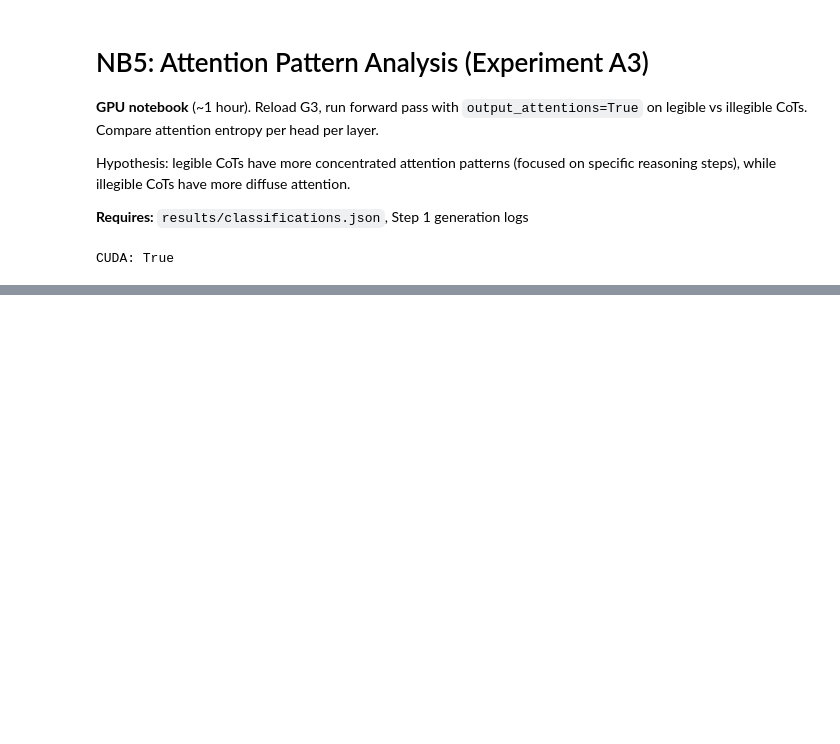
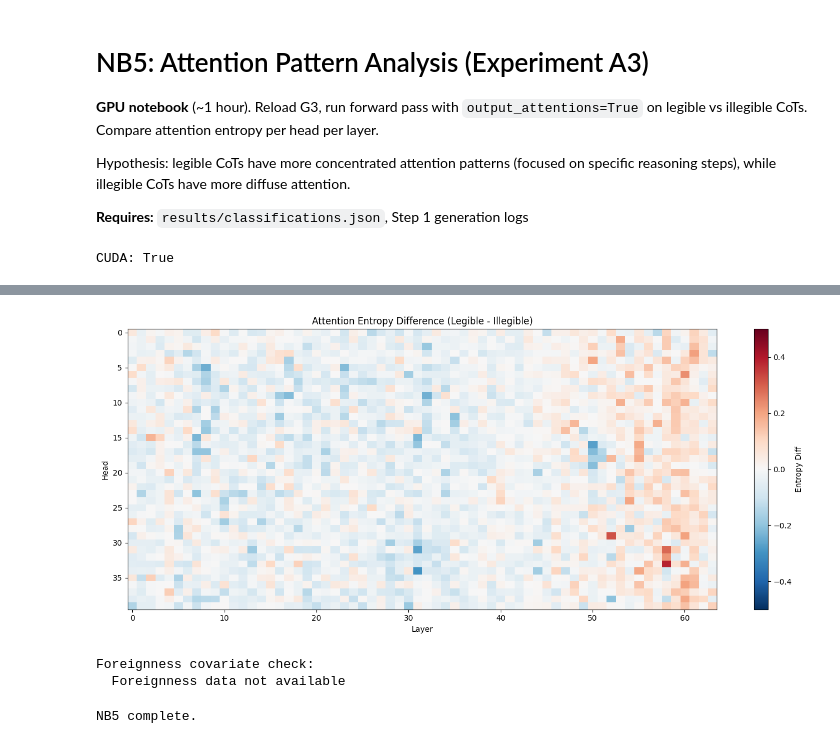
Before and after one commit to safety-research/legibility, a Jupyter notebook: experiments/2026/15-4-2026/notebooks/05_analyze_attention_generators_heads.ipynb, the cells around one changed output, grey strips where cells are left out. Cells and saved outputs as stored; diff of their text form; code cells hidden in the pictures; blank space fills up the shorter version.

```diff
--- a/experiments/2026/15-4-2026/notebooks/05_analyze_attention_generators_heads.ipynb
+++ b/experiments/2026/15-4-2026/notebooks/05_analyze_attention_generators_heads.ipynb
@@ -225,23 +403,80 @@ for i in range(min(10, len(flat_idx))):
 # %%
 # Heatmap of entropy difference across layers and heads
 fig, ax = plt.subplots(figsize=(14, 6))
 im = ax.imshow(diff.T, aspect='auto', cmap='RdBu_r', vmin=-0.5, vmax=0.5)
 ax.set_xlabel('Layer')
 ax.set_ylabel('Head')
 ax.set_title('Attention Entropy Difference (Legible - Illegible)')
 plt.colorbar(im, ax=ax, label='Entropy Diff')
 fig.tight_layout()
 fig.savefig(str(PHASE2_RESULTS_DIR / 'a3_attention_heatmap.png'), dpi=150, bbox_inches='tight')
 plt.show()
+
+# --- Foreignness covariate check ---
+from phase2_utils import load_foreignness_scores
+foreignness = load_foreignness_scores()
+
+leg_f_scores = []
+for c in legible_sample:
+    scores = []
+    for rid in ['R1', 'R2', 'R3']:
+        key = (c['sample_id'], c['generator_id'], c['epoch'], rid)
+        if key in foreignness:
+            scores.append(foreignness[key])
+    leg_f_scores.append(np.mean(scores) if scores else np.nan)
+
+ill_f_scores = []
+for c in illegible_sample:
+    scores = []
+    for rid in ['R1', 'R2', 'R3']:
+        key = (c['sample_id'], c['generator_id'], c['epoch'], rid)
+        if key in foreignness:
+            scores.append(foreignness[key])
+    ill_f_scores.append(np.mean(scores) if scores else np.nan)
+
+leg_f_scores = np.array(leg_f_scores)
+ill_f_scores = np.array(ill_f_scores)
+
+print("\nForeignness covariate check:")
+if np.isfinite(leg_f_scores).any() and np.isfinite(ill_f_scores).any():
+    print(f"  Legible:   mean={np.nanmean(leg_f_scores):.2f}, std={np.nanstd(leg_f_scores):.2f}")
+    print(f"  Illegible: mean={np.nanmean(ill_f_scores):.2f}, std={np.nanstd(ill_f_scores):.2f}")
+    from scipy import stats as sp_stats
+    t_stat, p_val = sp_stats.ttest_ind(
+        leg_f_scores[np.isfinite(leg_f_scores)],
+        ill_f_scores[np.isfinite(ill_f_scores)]
+    )
+    print(f"  t-test: t={t_stat:.2f}, p={p_val:.4f}")
+else:
+    print("  Foreignness data not available")
+# %% [output]
+[figure, added]
+Foreignness covariate check:
+  Foreignness data not available
 # %%
 # Save results and cleanup
 results = {
     'legible_mean_entropy_per_layer': leg_mean_per_layer.tolist(),
     'illegible_mean_entropy_per_layer': ill_mean_per_layer.tolist(),
+    'legible_norm_entropy_per_layer': leg_norm_per_layer.tolist(),
+    'illegible_norm_entropy_per_layer': ill_norm_per_layer.tolist(),
+    'legible_entropy_ci_per_layer': [list(ci) for ci in leg_ci],
+    'illegible_entropy_ci_per_layer': [list(ci) for ci in ill_ci],
+    'legible_norm_ci_per_layer': [list(ci) for ci in leg_norm_ci],
+    'illegible_norm_ci_per_layer': [list(ci) for ci in ill_norm_ci],
     'entropy_diff_shape': list(diff.shape),
     'n_legible': len(legible_sample),
     'n_illegible': len(illegible_sample),
+    'fdr_n_significant': int(n_significant),
+    'fdr_alpha': alpha_fdr,
+    'fdr_threshold': float(fdr_threshold),
 }
+
+# Save sequence lengths if available
+if 'legible_seq_lens' in dir() and len(legible_seq_lens) > 0:
+    results['legible_seq_lengths'] = legible_seq_lens.tolist()
+    results['illegible_seq_lengths'] = illegible_seq_lens.tolist()
+
 with open(PHASE2_RESULTS_DIR / 'attention_results.json', 'w') as f:
     json.dump(results, f, indent=2)
 
@@ -254,3 +489,5 @@ if model is not None:
 gc.collect()
 torch.cuda.empty_cache()
 print("NB5 complete.")
+# %% [output]
+NB5 complete.
```
Also changed, not shown: parts of 7 cells of this notebook, 17 other files.
